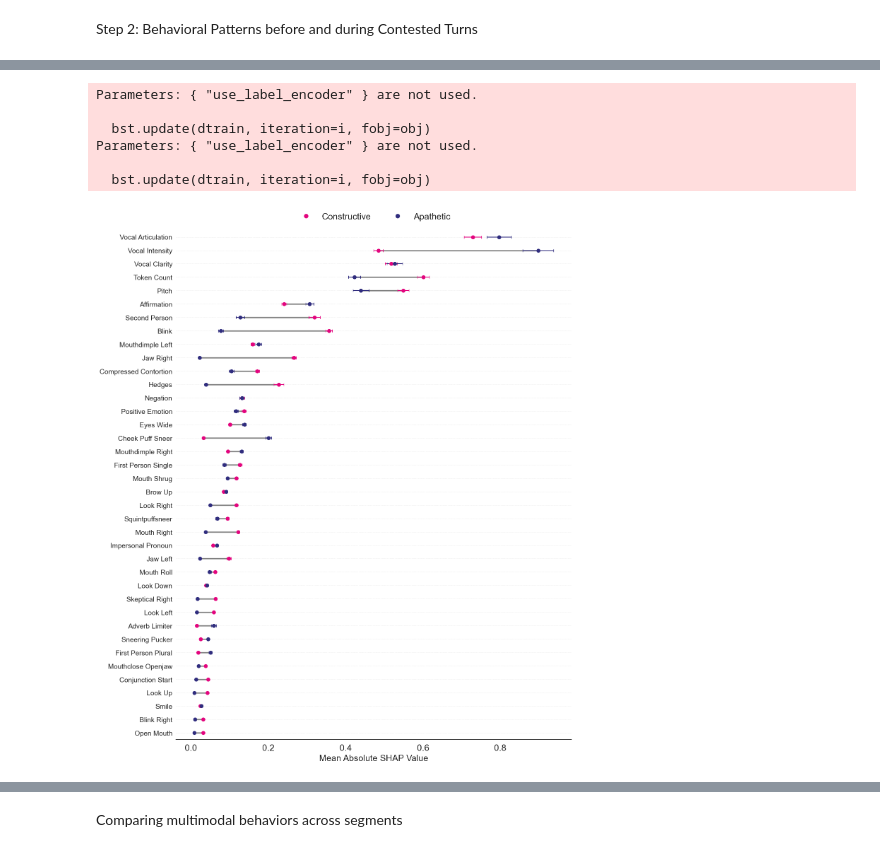
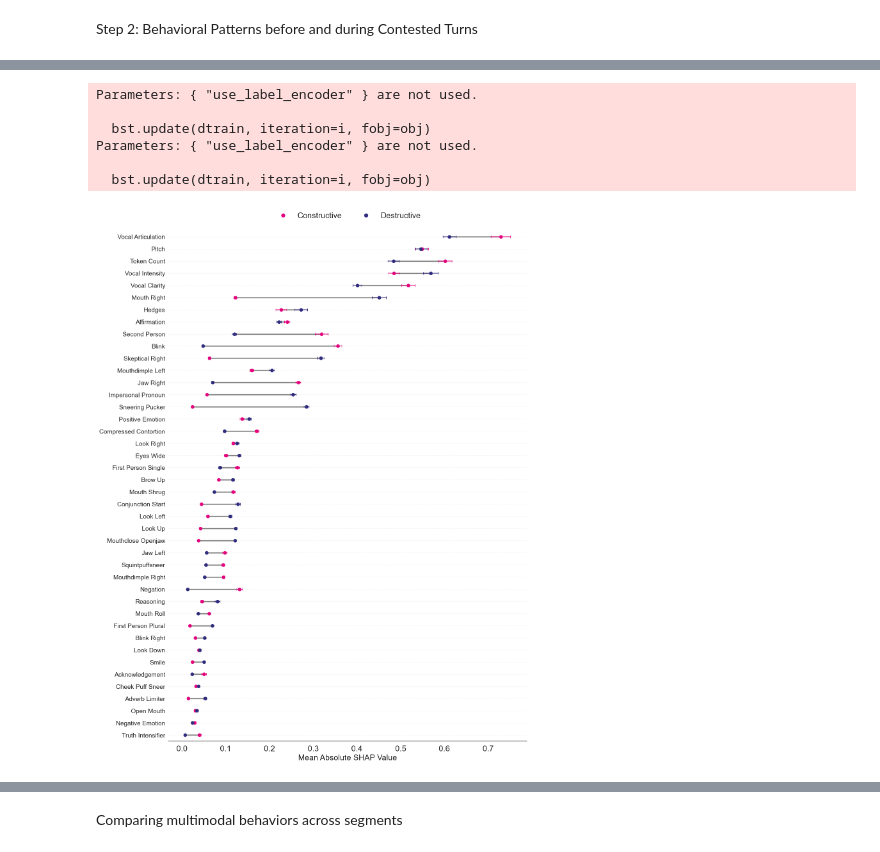
Before and after one commit to bbevis/Con2vec, a Jupyter notebook: Python/turnLevel_results.ipynb, the cells around one changed output, grey strips where cells are left out. Cells and saved outputs as stored; diff of their text form; code cells hidden in the pictures.

```diff
--- a/Python/turnLevel_results.ipynb
+++ b/Python/turnLevel_results.ipynb
@@ -449,14 +502,14 @@ Parameters: { "use_label_encoder" } are not used.
 41    First Person Plural  Linguistic          0.018456  0.001150
 42         Adverb Limiter  Linguistic          0.014710  0.001087
 # %%
-segments = ['Constructive', 'Apathetic']
+segments = ['Constructive', 'Destructive']
 shap_dfs_by_category = generate_categorywise_bootstrapped_shap(df, segments, n_boot=1000)
-plot_dumbbell_comparison(shap_dfs_by_category, "Constructive", "Apathetic")
+plot_dumbbell_comparison(shap_dfs_by_category, "Constructive", "Destructive")
 # %% [output]
 Parameters: { "use_label_encoder" } are not used.
 
   bst.update(dtrain, iteration=i, fobj=obj)
 Parameters: { "use_label_encoder" } are not used.
 
   bst.update(dtrain, iteration=i, fobj=obj)
-[figure, old version]
+[figure, new version]
```
Also changed, not shown: parts of 11 cells of this notebook.
